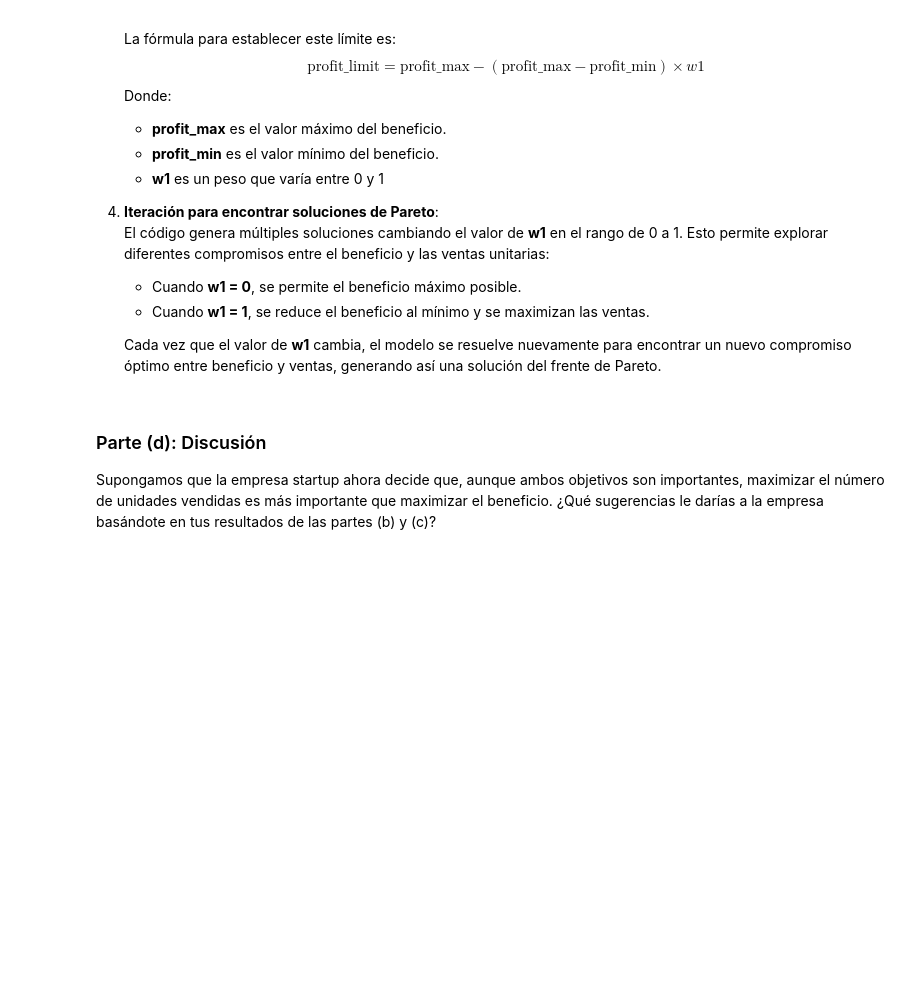
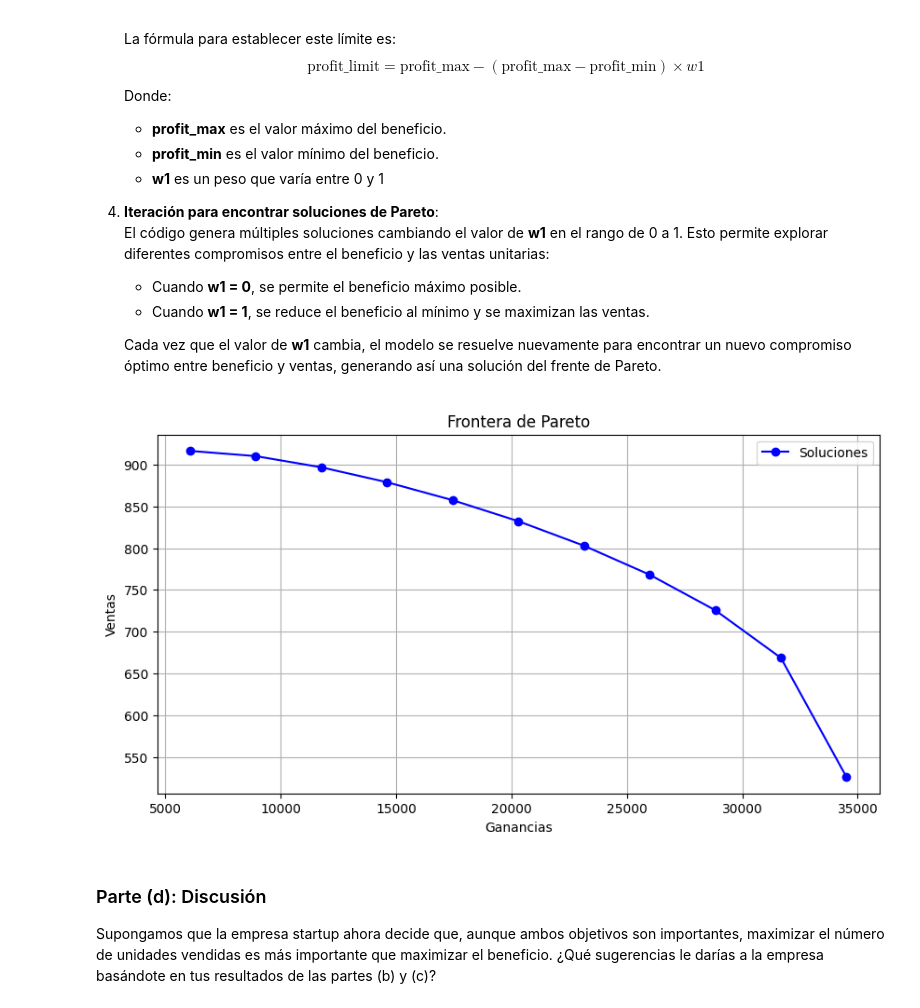
Before and after one commit to ddi4z/Laboratorios-MOS, a Jupyter notebook: Laboratorio 4/punto 2.ipynb, the cells around one changed output. Cells and saved outputs as stored; diff of their text form; code cells hidden in the pictures; blank space fills up the shorter version.

```diff
--- a/Laboratorio 4/punto 2.ipynb
+++ b/Laboratorio 4/punto 2.ipynb
@@ -77,7 +77,7 @@ def eliminarModelo(Model):
 """
 def crearModelo(Model, objetivo):
     # Función objetivo de ventas
-    Model.f1 = Expression(expr = 980 - (3.8 * Model.a) + (20 * (Model.a**0.5)))
+    Model.f1 = Expression(expr = 890 - (3.8 * Model.a) + (20 * (Model.a**0.5)))
     # Función objetivo de ganancia
     Model.f2 = Expression(expr = (-1.444 * (Model.a**2)) + (7.6 * (Model.a**1.5)) + (80 * (Model.a**0.5)) + (322 * Model.a) + 3560)
     # Restricción de inversión
@@ -104,15 +104,14 @@ Encontrar tanto la venta máxima como la ganancia máxima de unidades vendidas.
 crearModelo(M, 'f1')
 SolverFactory('ipopt').solve(M)
 valorMaximoVentas = M.f1()
+valorMinimoGanancia = M.f2()
+
 
 reiniciarModelo(M, "f2")
-
-
 SolverFactory('ipopt').solve(M)
 valorMaximoGanancia = M.f2()
+valorMinimoVentas = M.f1()
 
-reiniciarModelo(M, "f1")
-
-print(f"El valor máximo de ventas es: {valorMaximoVentas}")
-print(f"El valor máximo de ganancia es: {valorMaximoGanancia}")
+print(f"El valor máximo de ventas es: {valorMaximoVentas} y el valor mínimo de ventas es: {valorMinimoVentas}")
+print(f"El valor máximo de ganancia es: {valorMaximoGanancia} y el valor mínimo de ganancia es: {valorMinimoGanancia}")
 # %% [output]
@@ -158,6 +157,33 @@ Implementen el método de **$\epsilon$-constraint** para encontrar el **frente
    - Cuando **w1 = 1**, se reduce el beneficio al mínimo y se maximizan las ventas.
 
    Cada vez que el valor de **w1** cambia, el modelo se resuelve nuevamente para encontrar un nuevo compromiso óptimo entre beneficio y ventas, generando así una solución del frente de Pareto.
+# %%
+def restriccionEpsilon(Model, epsilon):
+    eliminarComponente(M, "beneficio")
+    Model.beneficio = Constraint(expr = Model.f2 >=epsilon)
+
+valoresW1 = np.linspace(0, 1, 11)
+puntosPareto = []
+for w1 in valoresW1:
+    reiniciarModelo(M, "f1")
+    limiteGanancia = valorMaximoGanancia - (valorMaximoGanancia - valorMinimoGanancia) * w1
+    restriccionEpsilon(M, limiteGanancia)
+    SolverFactory('ipopt').solve(M)
+    ventas = M.f1()
+    ganancias = M.f2()
+    puntosPareto.append((ventas, ganancias))
+
+
+plt.figure(figsize=(10, 5))
+plt.plot([p[1] for p in puntosPareto], [p[0] for p in puntosPareto], 'bo-', label='Soluciones')
+plt.xlabel('Ganancias')
+plt.ylabel('Ventas')
+plt.title('Frontera de Pareto')
+plt.grid()
+plt.legend()
+plt.show()
+# %% [output]
+[figure, added]
 # %% [markdown]
 ### Parte (d): Discusión
 
```
Also changed, not shown: parts of 1 cell of this notebook.
